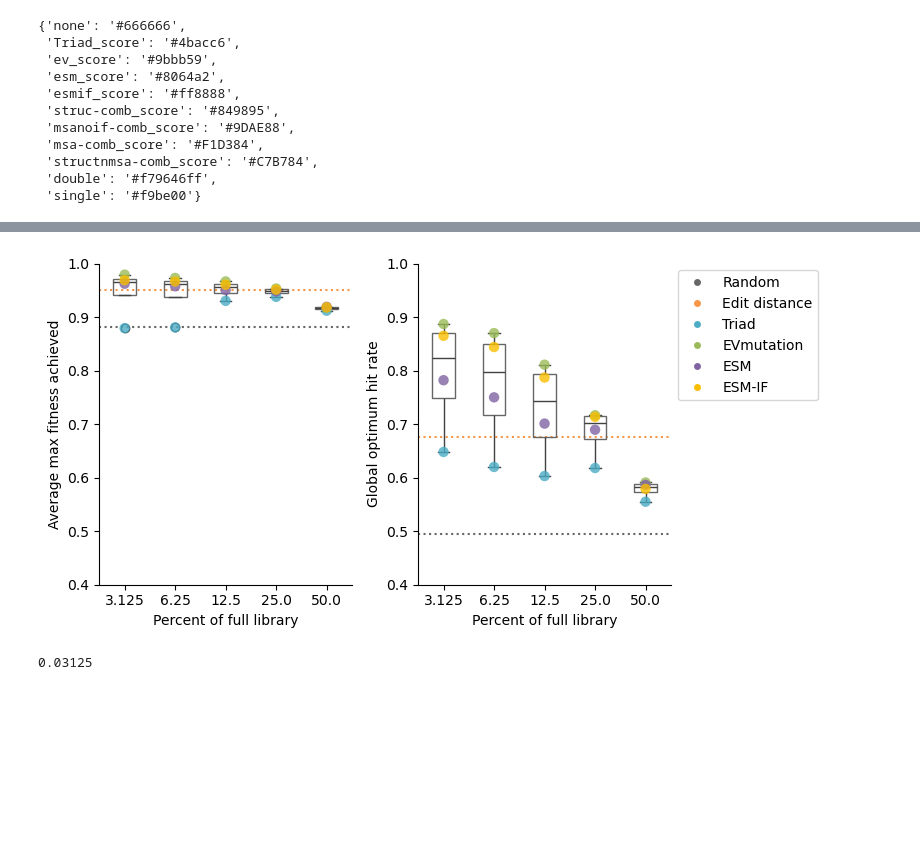
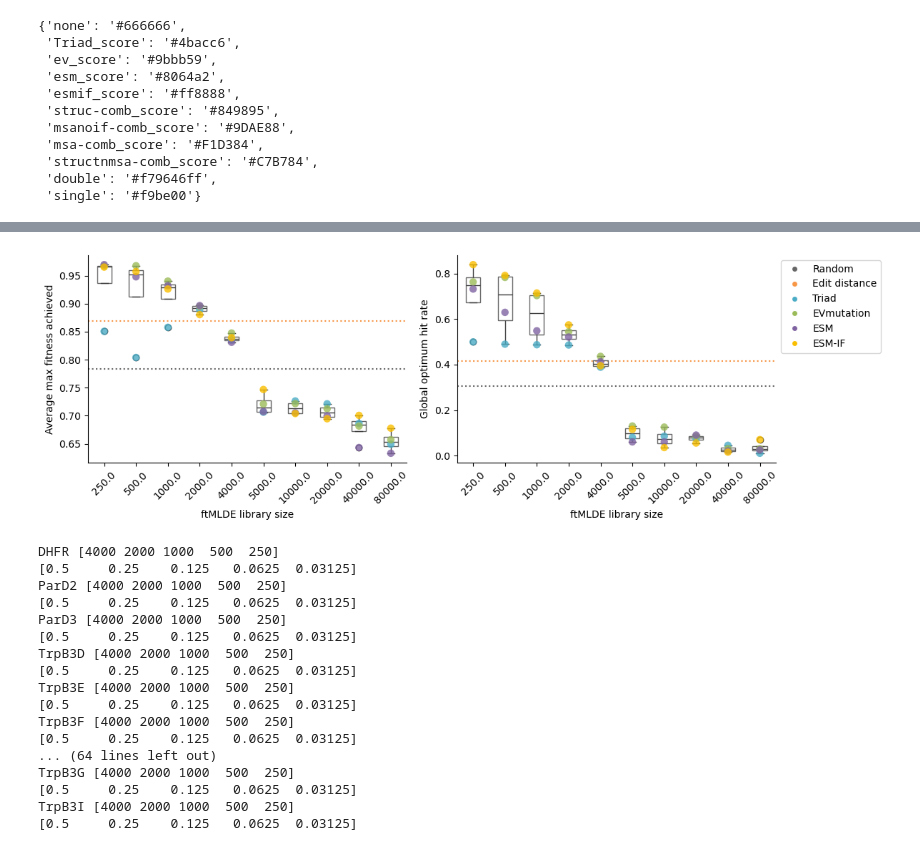
Before and after one commit to fhalab/SSMuLA, a Jupyter notebook: sandbox/plot_ftmlde_compact.ipynb, the cells around one changed output, grey strips where cells are left out. Cells and saved outputs as stored; diff of their text form; code cells hidden in the pictures; blank space fills up the shorter version.

Commit message:
split ft lib 3 and 4 site

```diff
--- a/sandbox/plot_ftmlde_compact.ipynb
+++ b/sandbox/plot_ftmlde_compact.ipynb
@@ -22,18 +22,23 @@ mlde_all = pd.concat([mlde_old, mlde_ft, mlde_ft2], axis=0)
 # %%
 from SSMuLA.landscape_global import LIB_TYPES
 # %%
-active_lib_list = [
+active_3 = [
     "DHFR",
     "ParD2",
     "ParD3",
-    "GB1",
     "TrpB3D",
     "TrpB3E",
     "TrpB3F",
     "TrpB3G",
     "TrpB3I",
-    "TrpB4",
 ]
+# %%
+active_4 = [
+    "GB1",
+    "TrpB4",
+]
+# %%
+active_lib_list = active_3 + active_4
 # %%
 N_SAMPLE_LIST = [24, 48, 96, 192, 288, 384, 480, 576, 960, 1920]
 FTLIB_FRAC_LIST = [0.03125, 0.0625, 0.125, 0.25, 0.5, 1]
@@ -64,7 +69,7 @@ def get_mlde_avg_sdf(mlde_all, n_top, n_mut_cutoff, zs_list, active_lib_list, ft
             lib_dfs.append(lib_df[lib_df["ft_lib_size"] == ft_frac])
         slice_mlde = pd.concat(lib_dfs)
 
-    avg_mlde = slice_mlde[["n_sample", "top_maxes", "if_truemaxs", "zs"]].groupby(["n_sample", "zs"]).agg(["mean", "std"]).reset_index()
+    avg_mlde = slice_mlde[["n_sample", "top_maxes", "if_truemaxs", "zs", "ft_lib"]].groupby(["n_sample", "zs", "ft_lib"]).agg(["mean", "std"]).reset_index()
     avg_mlde.columns = ['{}_{}'.format(i, j) for i, j in avg_mlde.columns]
     avg_mlde = avg_mlde.rename(columns={'n_sample_': 'n_sample'}).set_index("n_sample")
     return avg_mlde
@@ -251,7 +222,7 @@ five_zs = {'none': PRESENTATION_PALETTE_SATURATE["gray"],
  'esm_score': PRESENTATION_PALETTE_SATURATE["purple"],
  'esmif_score': PRESENTATION_PALETTE_SATURATE["yellow"]}
 # %%
-n_sample = 384
+n_sample = 96
 
 # mlde_color_list = ["yellow", "orange", "blue", "green", "purple", "red"]
 ms = ["top_maxes_mean", "if_truemaxs_mean"]
@@ -265,7 +236,7 @@ slice_df['zs_'] = pd.Categorical(slice_df['zs_'], categories=list(five_zs.keys()
 # Sort DataFrame by 'Category'
 slice_df = slice_df.sort_values(by='zs_')
 
-fig, axes = plt.subplots(1, 2, figsize=(8, 4),)
+fig, axes = plt.subplots(1, 2, figsize=(12, 4),)
 
 for i, ax in enumerate(axes):
 
@@ -278,7 +249,7 @@ for i, ax in enumerate(axes):
     ax = sns.stripplot(
         data=sliced_df,
         # x="ft_lib_size",
-        x="ft_lib",
+        x="ft_lib_",
         y=ms[i],
         hue="zs_",
         size=7.5,
@@ -293,39 +264,70 @@ for i, ax in enumerate(axes):
 
     sns.boxplot(
         # x="ft_lib_size",
-        x= "ft_lib",
+        x= "ft_lib_",
         y=ms[i],
         data=sliced_df,
         # showfliers=False,
         width=0.45,
         boxprops={'facecolor': 'None', 'edgecolor': PRESENTATION_PALETTE_SATURATE["gray"]},
         # color=PRESENTATION_PALETTE_SATURATE["light_gray"],
         ax=ax,# palette="pastel", showmeans=True
         # order = np.linspace(0, 1, 9),
         # patch_artist=True
     )
 
-
-    ax.set_xlabel("Percent of full library")
+    ax.tick_params(axis='x', rotation=45)
+    ax.set_xlabel("ftMLDE library size")
     ax.set_ylabel(titles[i])
     # ax.set_title(titles[i])
     # ax.set_xlim(0, 1)
-    ax.set_ylim(0.4, 1)
+    #
+    # ax.set_ylim(0.4, 1)
     ax.spines['top'].set_visible(False)
     ax.spines['right'].set_visible(False)
     # ax.set_xticks(sliced_df["ft_lib_size"].unique())
 
 
 axes[0].legend_.remove()  # Remove legend from the first subplot
 legend_list = []
 for zs, c in five_zs.items():
     legend_list.append(plt.Line2D([0], [0], marker='o', color='w', markerfacecolor=c, # markersize=10,
     label=ZS_OPTS_APPENDED[zs]))
 axes[1].legend(handles=legend_list, loc="upper left", bbox_to_anchor=(1, 1))
 plt.tight_layout()
 # %% [output]
-[figure, old version]
+[figure, new version]
-# %%
-0.0625 / 2
-# %% [output]
-0.03125
+# %%
+# split into 3 site and 4 site
+
+# for avg cross number of samples
+n_top = 96
+n_corr = 384
+
+random_3 = get_mlde_avg_df(mlde_all, n_top, "all", ["none"], active_3)
+db_3 = get_mlde_avg_df(mlde_all, n_top, "double", ["none"], active_3)
+db_3["zs_"] = "ed_score"
+
+frac_ft_dict_3 = {}
+
+for frac in FTLIB_FRAC_LIST[:-1]:
+    avg_mlde = get_mlde_avg_sdf(mlde_all, n_top, "all", ZS_OPTS, active_3, ft_frac = frac)
+    frac_ft_dict_3[frac] = avg_mlde
+# %% [output]
+DHFR [4000 2000 1000  500  250]
+[0.5     0.25    0.125   0.0625  0.03125]
+ParD2 [4000 2000 1000  500  250]
+[0.5     0.25    0.125   0.0625  0.03125]
+ParD3 [4000 2000 1000  500  250]
+[0.5     0.25    0.125   0.0625  0.03125]
+TrpB3D [4000 2000 1000  500  250]
+[0.5     0.25    0.125   0.0625  0.03125]
+TrpB3E [4000 2000 1000  500  250]
+[0.5     0.25    0.125   0.0625  0.03125]
+TrpB3F [4000 2000 1000  500  250]
+[0.5     0.25    0.125   0.0625  0.03125]
+... (64 lines left out)
+TrpB3G [4000 2000 1000  500  250]
+[0.5     0.25    0.125   0.0625  0.03125]
+TrpB3I [4000 2000 1000  500  250]
+[0.5     0.25    0.125   0.0625  0.03125]
```
Also changed, not shown: parts of 9 cells of this notebook.
